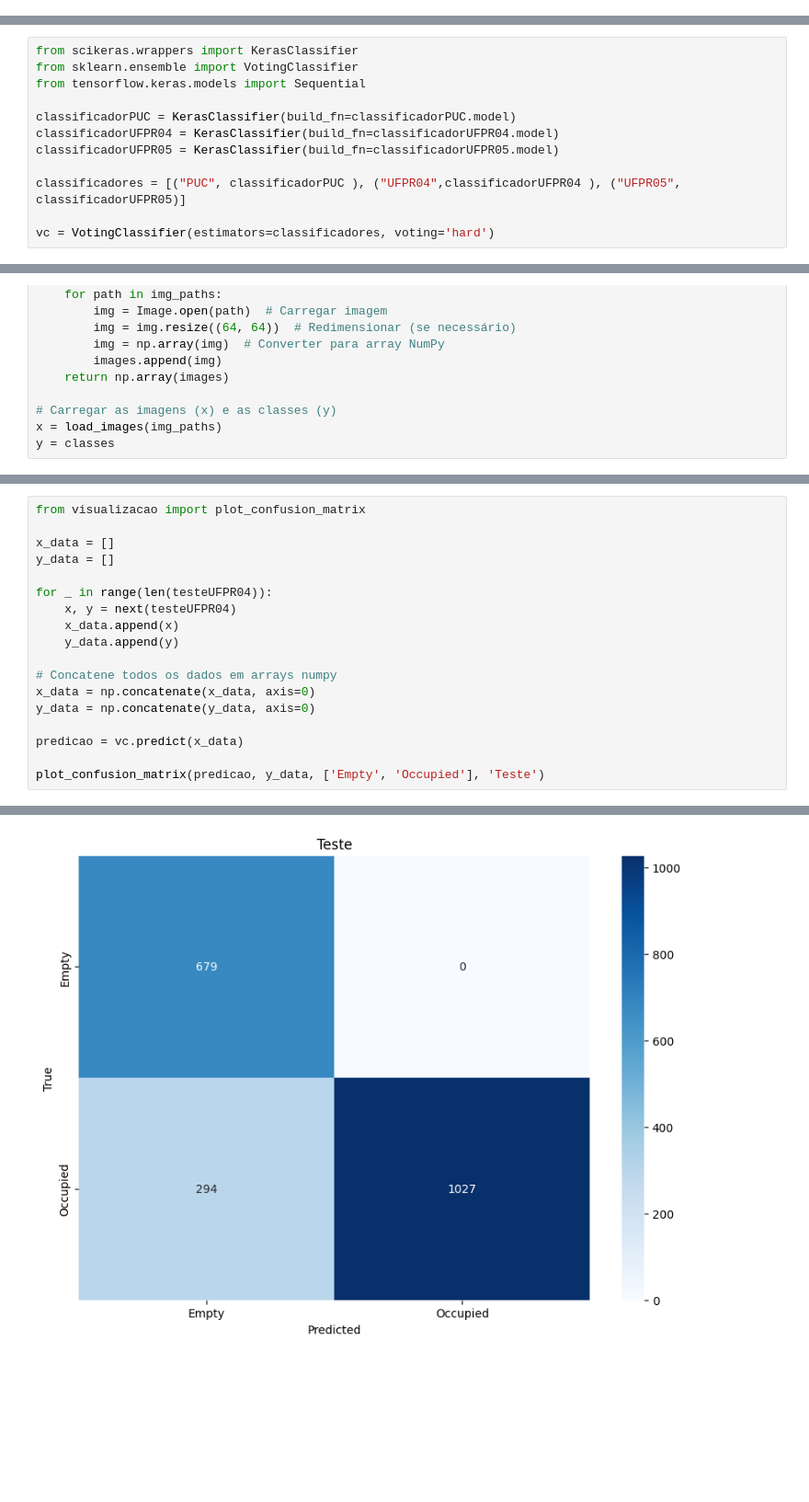
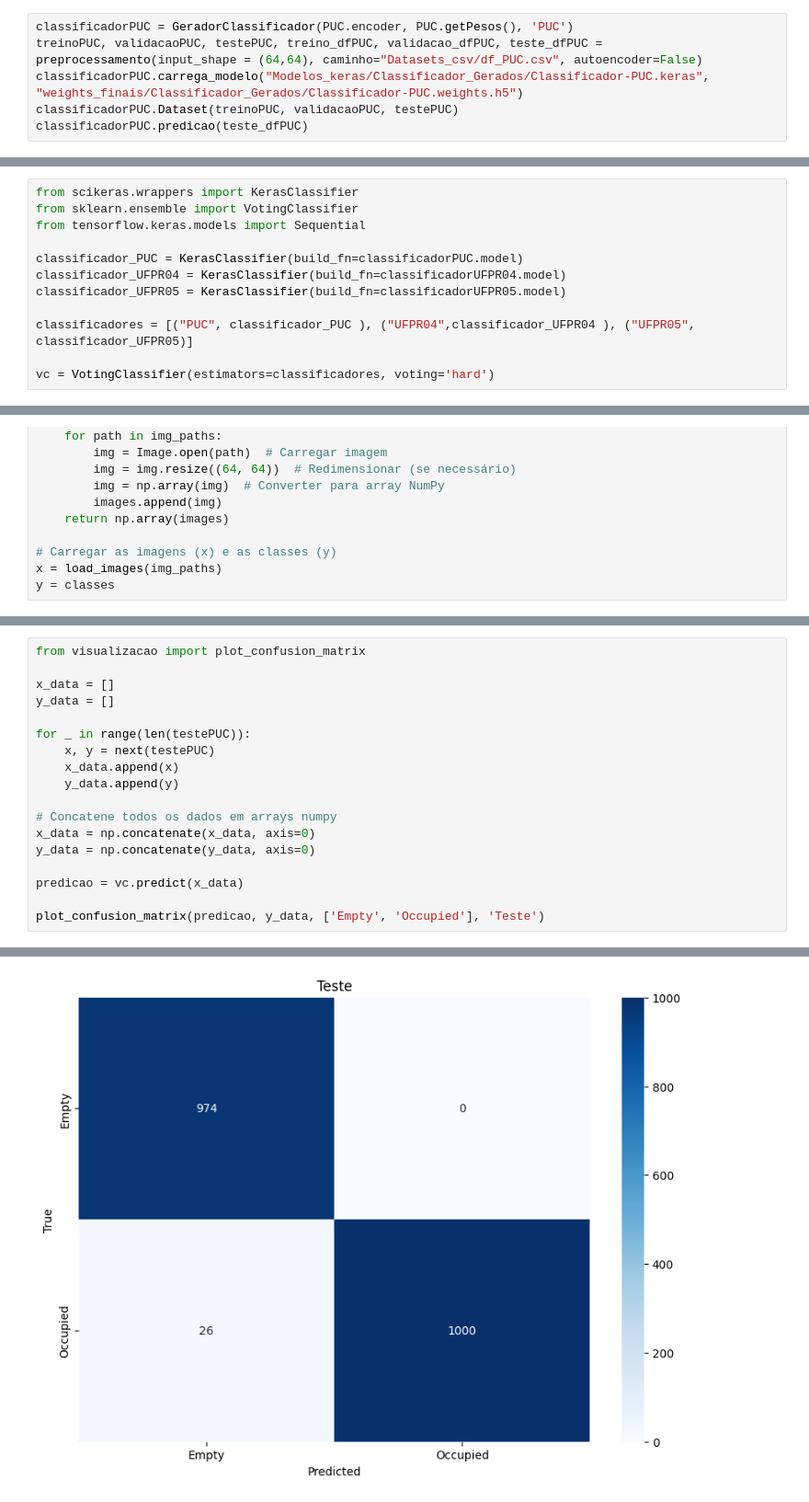
Before and after one commit to Lucas-doc26/ML, a Jupyter notebook: PipelineEnsemble.ipynb, the cells around one changed output, grey strips where cells are left out. Shown: that part at 92% size. Cells and saved outputs as stored; diff of their text form; blank space fills up the shorter version.

Commit message:
Testes

```diff
--- a/PipelineEnsemble.ipynb
+++ b/PipelineEnsemble.ipynb
@@ -235,0 +168,6 @@ array([0, 0, 1, ..., 1, 0, 1])
+# %%
+classificadorPUC = GeradorClassificador(PUC.encoder, PUC.getPesos(), 'PUC')
+treinoPUC, validacaoPUC, testePUC, treino_dfPUC, validacao_dfPUC, teste_dfPUC = preprocessamento(input_shape = (64,64), caminho="Datasets_csv/df_PUC.csv", autoencoder=False)
+classificadorPUC.carrega_modelo("Modelos_keras/Classificador_Gerados/Classificador-PUC.keras", "weights_finais/Classificador_Gerados/Classificador-PUC.weights.h5")
+classificadorPUC.Dataset(treinoPUC, validacaoPUC, testePUC)
+classificadorPUC.predicao(teste_dfPUC)
@@ -242,11 +238,11 @@ from scikeras.wrappers import KerasClassifier
 from sklearn.ensemble import VotingClassifier
 from tensorflow.keras.models import Sequential
 
-classificadorPUC = KerasClassifier(build_fn=classificadorPUC.model)
-classificadorUFPR04 = KerasClassifier(build_fn=classificadorUFPR04.model)
-classificadorUFPR05 = KerasClassifier(build_fn=classificadorUFPR05.model)
+classificador_PUC = KerasClassifier(build_fn=classificadorPUC.model)
+classificador_UFPR04 = KerasClassifier(build_fn=classificadorUFPR04.model)
+classificador_UFPR05 = KerasClassifier(build_fn=classificadorUFPR05.model)
 
-classificadores = [("PUC", classificadorPUC ), ("UFPR04",classificadorUFPR04 ), ("UFPR05", classificadorUFPR05)]
+classificadores = [("PUC", classificador_PUC ), ("UFPR04",classificador_UFPR04 ), ("UFPR05", classificador_UFPR05)]
 
 vc = VotingClassifier(estimators=classificadores, voting='hard')
 # %%
@@ -305,8 +298,8 @@ from visualizacao import plot_confusion_matrix
 x_data = []
 y_data = []
 
-for _ in range(len(testeUFPR04)):
-    x, y = next(testeUFPR04)
+for _ in range(len(testePUC)):
+    x, y = next(testePUC)
     x_data.append(x)
     y_data.append(y)
 
@@ -324 +317 @@ plot_confusion_matrix(predicao, y_data, ['Empty', 'Occupied'], 'Teste')
-[figure, old version]
+[figure, new version]
```
Also changed, not shown: parts of 13 cells of this notebook, 1 other file.
